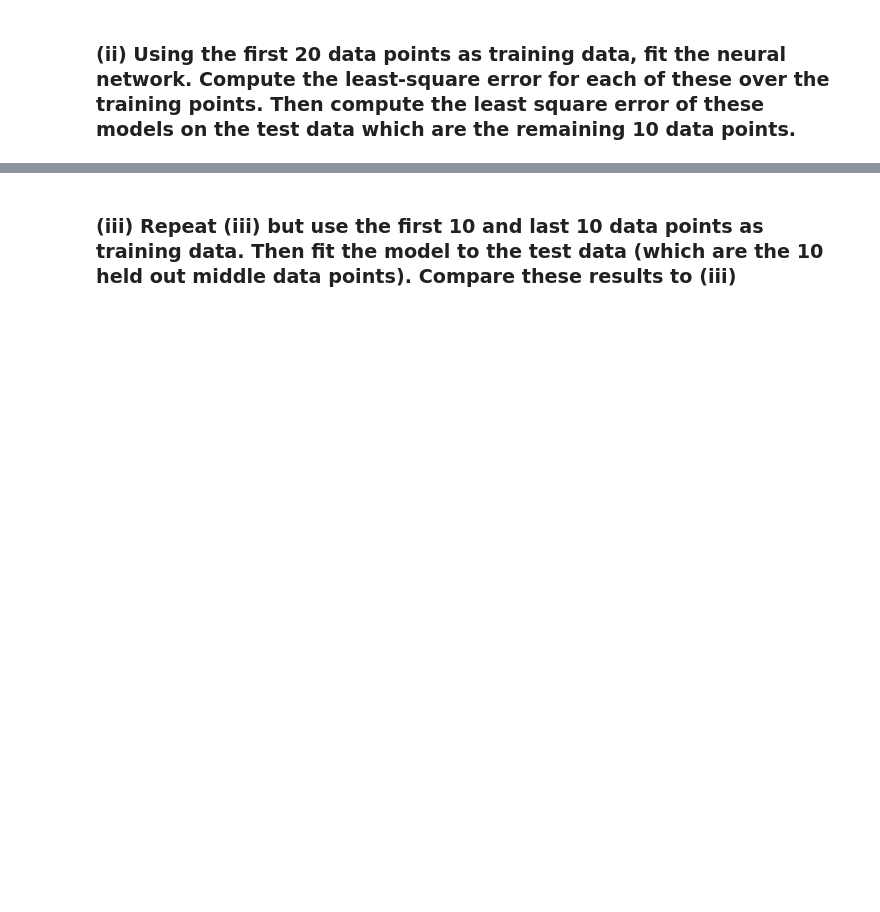
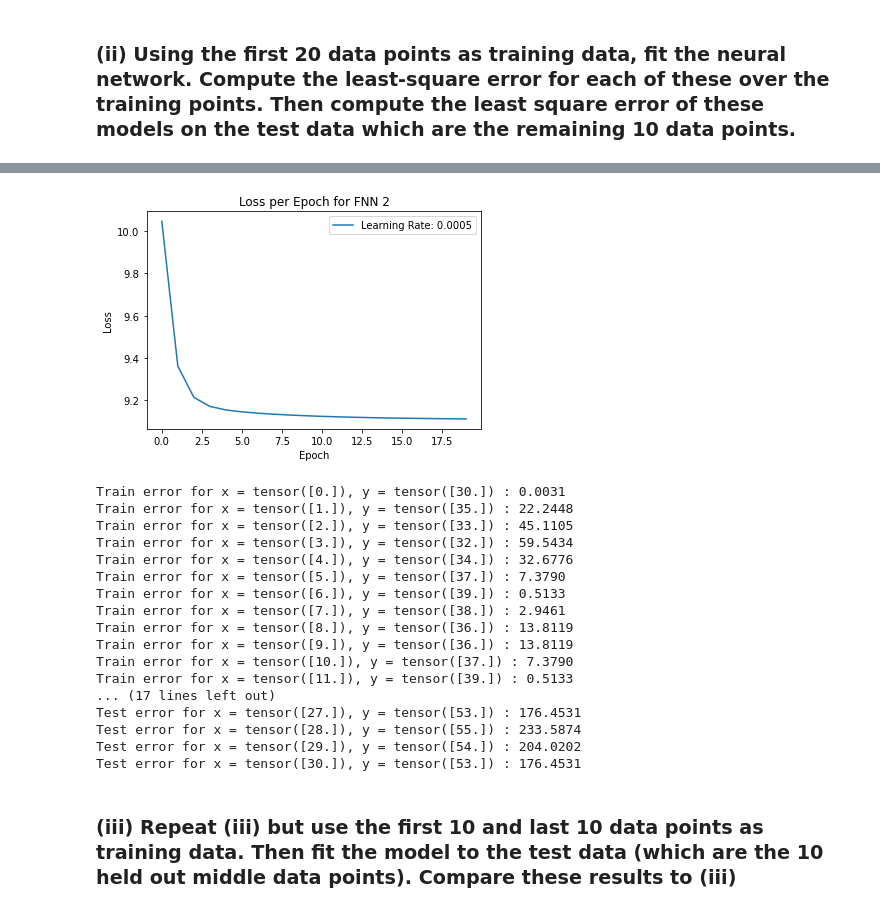
Before and after one commit to ewan-lister/EE-399, a Jupyter notebook: Homework/HW4/HW4_Code.ipynb, the cells around one changed output, grey strips where cells are left out. Saved outputs shown, nothing was run; the diff lists cells and outputs as text; code cells hidden in the pictures; blank space fills up the shorter version.

```diff
--- a/Homework/HW4/HW4_Code.ipynb
+++ b/Homework/HW4/HW4_Code.ipynb
@@ -119,9 +131,15 @@ y_train = Y[0:20]
 x_test = X[20:31]
 y_test = Y[20:31]
 
+loss_values = []
+lr = 0.0005
+optimizer = torch.optim.SGD(net.parameters(), lr=lr)
+
+
 # train network on first 20 data points, examine progress of SGD via print statements
-num_epochs = 15
+num_epochs = 20
 for epoch in range(num_epochs):
+    running_loss = 0.0
     for i, (x) in enumerate(x_train):
         optimizer.zero_grad()
         outputs = net(x)
@@ -129,8 +147,22 @@ for epoch in range(num_epochs):
         loss.backward()
         optimizer.step()
 
+        running_loss += loss.item()
+
         if (i + 1) % 20 == 0:
             print ('Epoch [{}/{}], Step [{}/{}], Loss: {:.4f}'.format(epoch+1, num_epochs, i+1, 20, loss.item()))
+    epoch_loss = running_loss / len(train_loader)
+    loss_values.append(epoch_loss)
+
+
+# Plot the loss values with legend
+plt.plot(loss_values, label='Learning Rate: {}'.format(lr))
+plt.xlabel('Epoch')
+plt.ylabel('Loss')
+plt.title('Loss per Epoch for FNN 2')
+plt.legend()
+plt.savefig('./Figures/fnnepochs2.jpg', facecolor=w)
+plt.show()
 
 check_train_test_error(x_train, y_train, x_test, y_test)
 # %% [output]
@@ -154,3 +189,21 @@ Test error for x = tensor([30.]), y = tensor([53.]) : 207.0582
+[figure, added]
+Train error for x = tensor([0.]), y = tensor([30.]) : 0.0031
+Train error for x = tensor([1.]), y = tensor([35.]) : 22.2448
+Train error for x = tensor([2.]), y = tensor([33.]) : 45.1105
+Train error for x = tensor([3.]), y = tensor([32.]) : 59.5434
+Train error for x = tensor([4.]), y = tensor([34.]) : 32.6776
+Train error for x = tensor([5.]), y = tensor([37.]) : 7.3790
+Train error for x = tensor([6.]), y = tensor([39.]) : 0.5133
+Train error for x = tensor([7.]), y = tensor([38.]) : 2.9461
+Train error for x = tensor([8.]), y = tensor([36.]) : 13.8119
+Train error for x = tensor([9.]), y = tensor([36.]) : 13.8119
+Train error for x = tensor([10.]), y = tensor([37.]) : 7.3790
+Train error for x = tensor([11.]), y = tensor([39.]) : 0.5133
+... (17 lines left out)
+Test error for x = tensor([27.]), y = tensor([53.]) : 176.4531
+Test error for x = tensor([28.]), y = tensor([55.]) : 233.5874
+Test error for x = tensor([29.]), y = tensor([54.]) : 204.0202
+Test error for x = tensor([30.]), y = tensor([53.]) : 176.4531
 # %% [markdown]
 ### (iii) Repeat (iii) but use the first 10 and last 10 data points as training data. Then fit the model to the test data (which are the 10 held out middle data points). Compare these results to (iii)
 # %%
```
Also changed, not shown: parts of 9 cells of this notebook.
